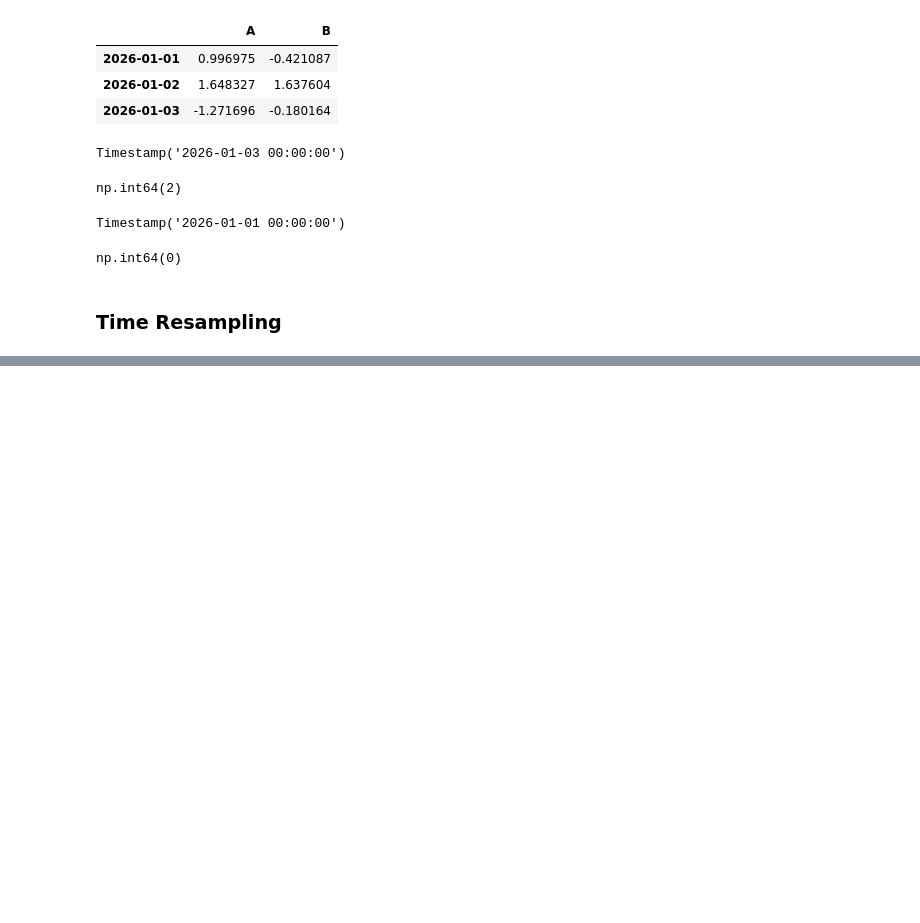
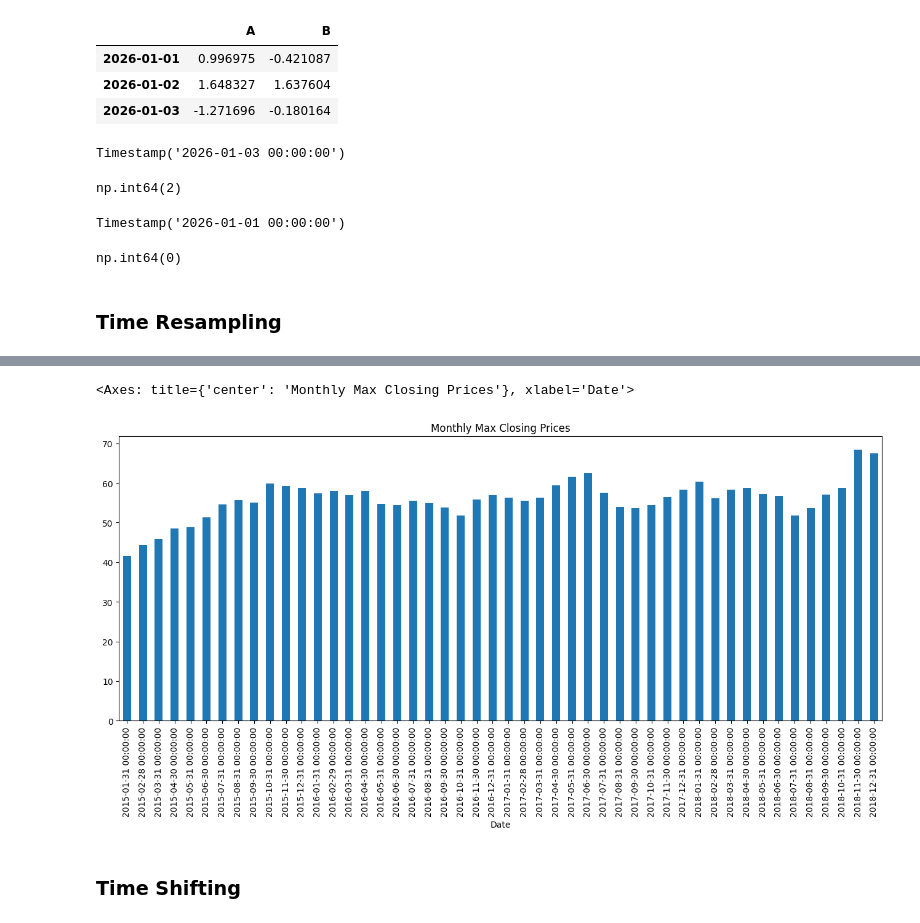
Before and after one commit to ibrahimaltun/udemy-courses, a Jupyter notebook: python-for-time-series-data-analysis/4.Time_Series_wPandas.ipynb, the cells around one changed output, grey strips where cells are left out. Cells and saved outputs as stored; diff of their text form; code cells hidden in the pictures; blank space fills up the shorter version.

Commit message:
update Time Series notebook with adding Time Sampling, Shifting,  Rolling,Expanding

```diff
--- a/python-for-time-series-data-analysis/4.Time_Series_wPandas.ipynb
+++ b/python-for-time-series-data-analysis/4.Time_Series_wPandas.ipynb
@@ -102,0 +226,7 @@ np.int64(0)
+# %%
+df["Close"].resample("M").max().plot.bar(figsize=(16, 6), title="Monthly Max Closing Prices")
+# %% [output]
+<Axes: title={'center': 'Monthly Max Closing Prices'}, xlabel='Date'>
+[figure, added]
+# %% [markdown]
+### Time Shifting
```
Also changed, not shown: parts of 37 cells of this notebook.
